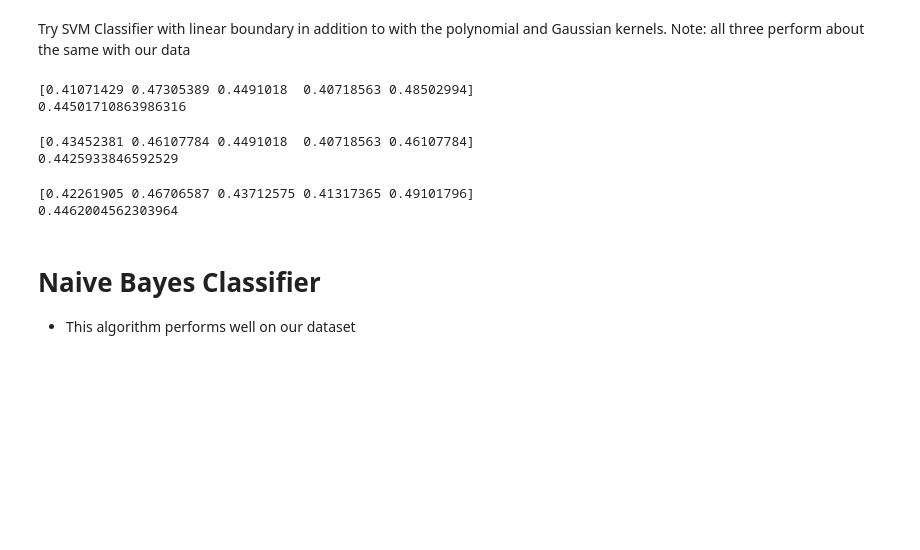
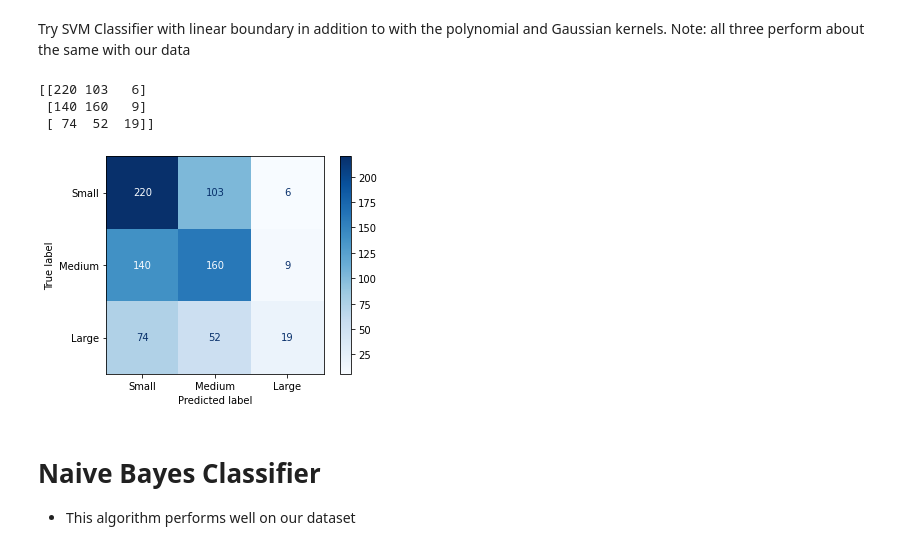
Before and after one commit to mnocerino23/Wildfire-Forecaster, a Jupyter notebook: Classifiers_3.ipynb, the cells around one changed output. Saved outputs shown, nothing was run; the diff lists cells and outputs as text; code cells hidden in the pictures; blank space fills up the shorter version.

```diff
--- a/Classifiers_3.ipynb
+++ b/Classifiers_3.ipynb
@@ -494,19 +516,30 @@ X_kbest = best_features.fit_transform(X_train_scaled, y_train)
 # %% [markdown]
 Try SVM Classifier with linear boundary in addition to with the polynomial and Gaussian kernels. Note: all three perform about the same with our data
 # %%
-linear_boundary = svm.SVC()
-cv = cross_val_score(linear_boundary, X_kbest, y_train, cv = 5)
-print(cv)
-print(cv.mean())
+linear_boundary = svm.SVC().fit(X_kbest,y_train)
+#cv = cross_val_score(linear_boundary, X_kbest, y_train, cv = 5)
+#print(cv)
+#print(cv.mean())
-# %% [output]
-[0.41071429 0.47305389 0.4491018  0.40718563 0.48502994]
-0.44501710863986316
+# %%
+class_labels = ['Small', 'Medium', 'Large']
+disp = ConfusionMatrixDisplay.from_estimator(
+        linear_boundary,
+        X_kbest,
+        y_train,
+        display_labels=class_labels,
+        cmap=plt.cm.Blues
+    )
+
+print(disp.confusion_matrix)
+plt.show()
+# %% [output]
+[[220 103   6]
+ [140 160   9]
+ [ 74  52  19]]
+[figure, added]
 # %%
 #SVM using the quadratic kernel
-polynomial_ker = svm.SVC(kernel='poly', degree=2)
-cv = cross_val_score(polynomial_ker, X_kbest, y_train, cv = 5)
-print(cv)
-print(cv.mean())
+polynomial_ker = svm.SVC(kernel='poly', degree=2).fit(X_kbest, y_train)
+#cv = cross_val_score(polynomial_ker, X_kbest, y_train, cv = 5)
+#print(cv)
+#print(cv.mean())
-# %% [output]
-[0.43452381 0.46107784 0.4491018  0.40718563 0.46107784]
-0.4425933846592529
@@ -513,9 +561,6 @@ print(cv.mean())
 # %%
 #SVM using the degree 3 polynomial kernel
-polynomial_ker = svm.SVC(kernel='poly', degree=3)
-cv = cross_val_score(polynomial_ker, X_kbest, y_train, cv = 5)
-print(cv)
-print(cv.mean())
+poly_ker = svm.SVC(kernel='poly', degree=3).fit(X_kbest, y_train)
+#cv = cross_val_score(polynomial_ker, X_kbest, y_train, cv = 5)
+#print(cv)
+#print(cv.mean())
-# %% [output]
-[0.42261905 0.46706587 0.43712575 0.41317365 0.49101796]
-0.4462004562303964
```
Also changed, not shown: parts of 12 cells of this notebook.
